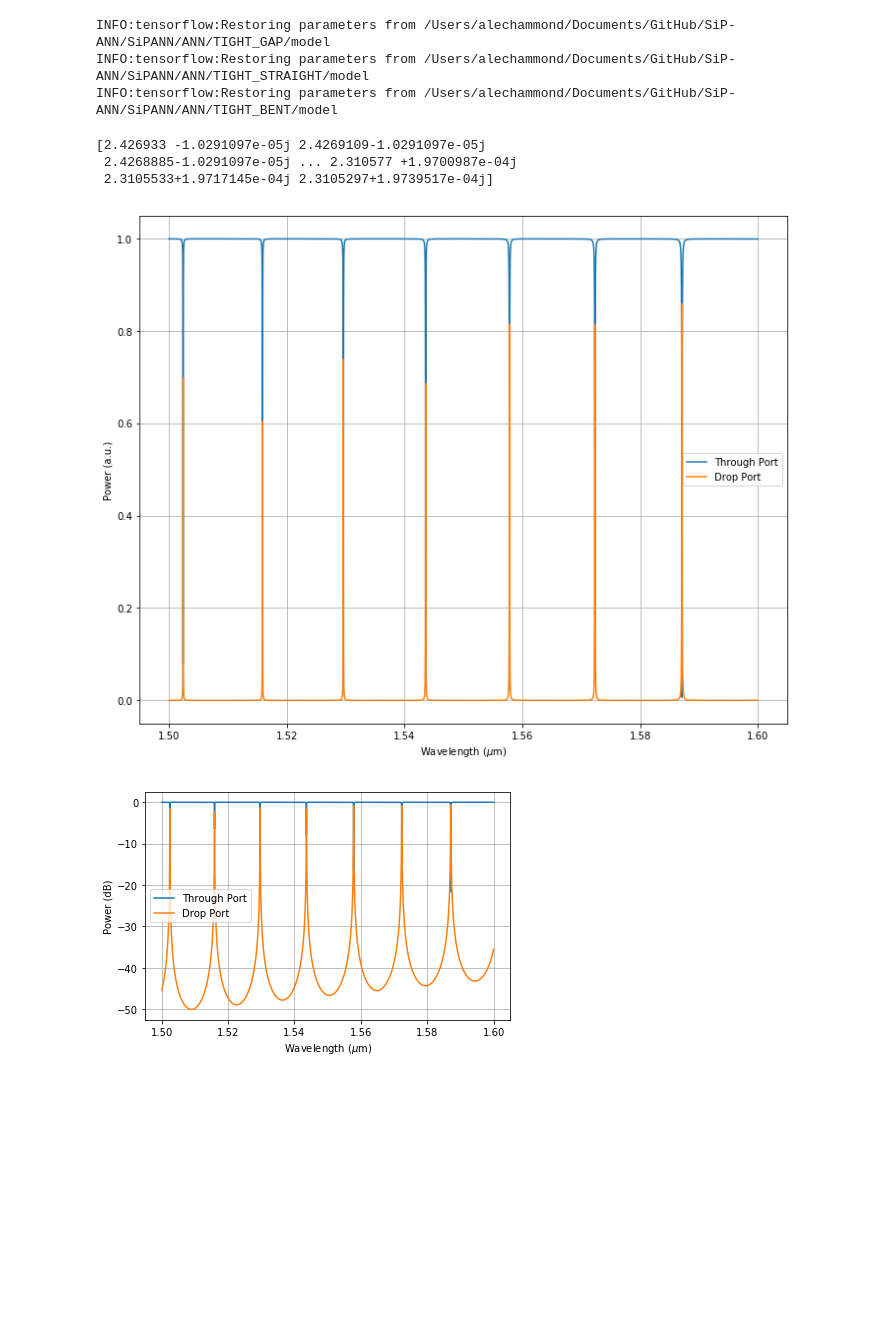
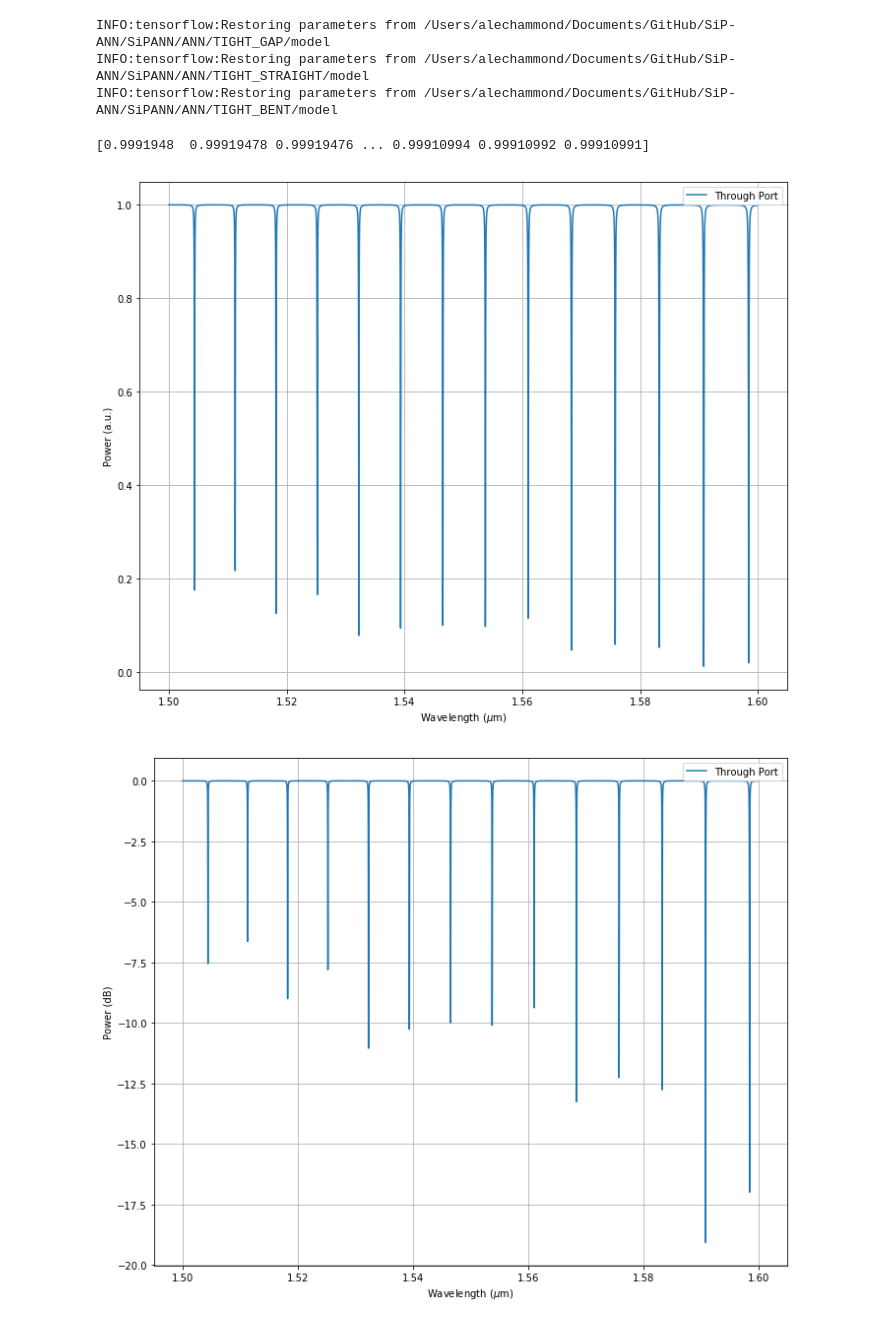
Before and after one commit to BYUCamachoLab/SiPANN, a Jupyter notebook: examples/ringResonator.ipynb, the cells around one changed output. Cells and saved outputs as stored; diff of their text form; code cells hidden in the pictures; blank space fills up the shorter version.

```diff
--- a/examples/ringResonator.ipynb
+++ b/examples/ringResonator.ipynb
@@ -16,43 +16,41 @@ wavelength    = np.squeeze(np.linspace(1.5,1.6,5000))
 radius        = 12
 couplerLength = 2
 sideLength    = 5
-gap           = 0.2
+gap           = 0.14
 width         = 0.5
-thickness     = 0.2
+thickness     = 0.22
 
 # Calculate the scattering matrix
-S = SiP.racetrackRR(wavelength,radius=radius,couplerLength=couplerLength,gap=0.2,width=0.5,thickness=0.2)
+S = SiP.racetrack_AP_RR(wavelength,radius=radius,couplerLength=couplerLength,gap=gap,width=width,thickness=thickness)
 
 # Evaluate response
-input       = np.squeeze([1,0,0,0])
+input       = np.squeeze([1,0])
 output      = np.matmul(S,input)
 throughPort = np.abs(np.squeeze(output[:,1])) ** 2
-dropPort    = np.abs(np.squeeze(output[:,3])) ** 2
+#dropPort    = np.abs(np.squeeze(output[:,3])) ** 2
 
 # Visualize
 
 plt.figure(figsize=(10, 8))
 plt.plot(wavelength,(throughPort),label='Through Port')
-plt.plot(wavelength,(dropPort),label='Drop Port')
+#plt.plot(wavelength,(dropPort),label='Drop Port')
 plt.xlabel('Wavelength ($\mu$m)')
 plt.ylabel('Power (a.u.)')
 plt.grid(True)
 plt.legend()
 plt.tight_layout()
 
-plt.figure()
+plt.figure(figsize=(10, 8))
 plt.plot(wavelength,10*np.log10(throughPort),label='Through Port')
-plt.plot(wavelength,10*np.log10(dropPort),label='Drop Port')
+#plt.plot(wavelength,10*np.log10(dropPort),label='Drop Port')
 plt.xlabel('Wavelength ($\mu$m)')
 plt.ylabel('Power (dB)')
 plt.grid(True)
 plt.legend()
 plt.tight_layout()
 
 plt.show()
 # %% [output]
-[2.426933 -1.0291097e-05j 2.4269109-1.0291097e-05j
- 2.4268885-1.0291097e-05j ... 2.310577 +1.9700987e-04j
- 2.3105533+1.9717145e-04j 2.3105297+1.9739517e-04j]
+[0.9991948  0.99919478 0.99919476 ... 0.99910994 0.99910992 0.99910991]
-[figure, old version]
+[figure, new version]
-[figure, old version]
+[figure, new version]
```
Also changed, not shown: 2 other files.
